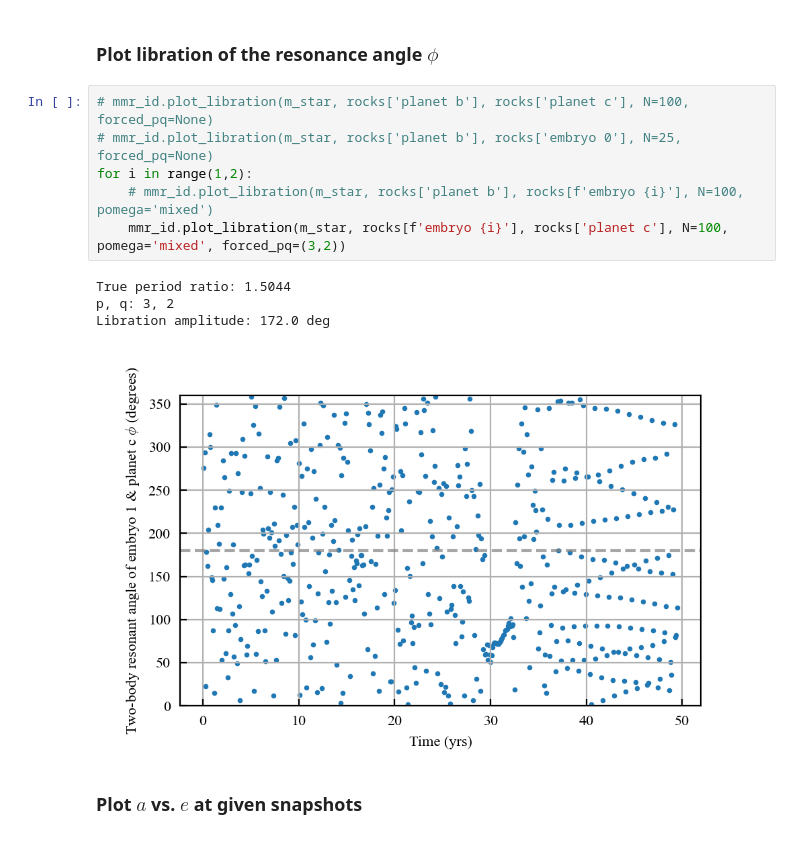
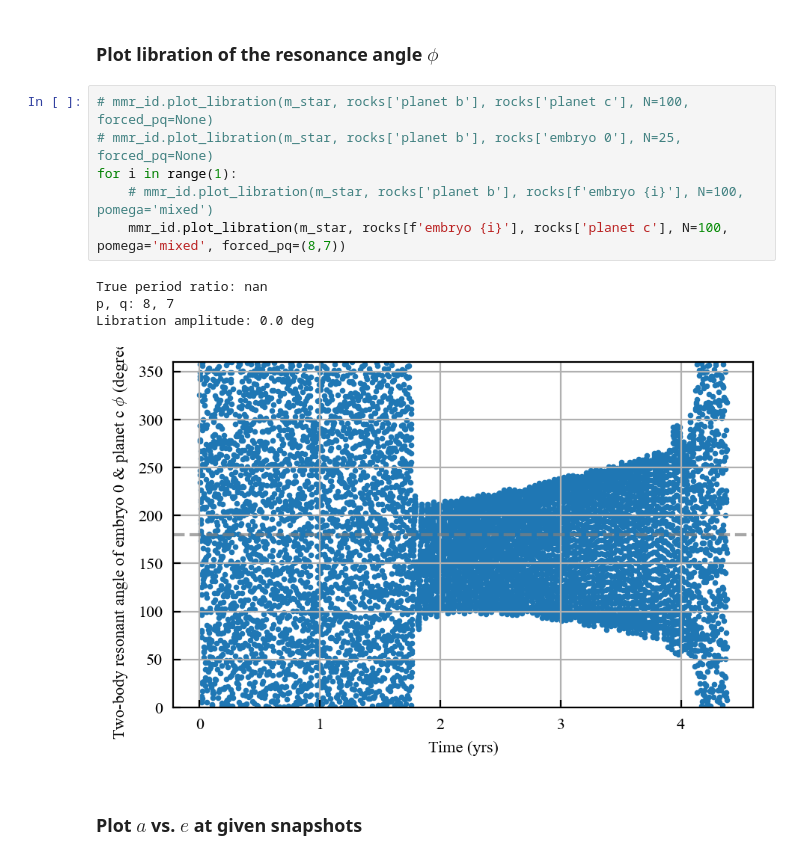
Before and after one commit to dchen10Git/uh-ifa-reu-2026, a Jupyter notebook: analyze_one_sim.ipynb, the cells around one changed output. Cells and saved outputs as stored; diff of their text form.

```diff
--- a/analyze_one_sim.ipynb
+++ b/analyze_one_sim.ipynb
@@ -337,14 +383,14 @@ num_pl: 2, num_em: 6, num_ptsml: 0
 # %%
 # mmr_id.plot_libration(m_star, rocks['planet b'], rocks['planet c'], N=100, forced_pq=None)
 # mmr_id.plot_libration(m_star, rocks['planet b'], rocks['embryo 0'], N=25, forced_pq=None)
-for i in range(1,2):
+for i in range(1):
     # mmr_id.plot_libration(m_star, rocks['planet b'], rocks[f'embryo {i}'], N=100, pomega='mixed')
-    mmr_id.plot_libration(m_star, rocks[f'embryo {i}'], rocks['planet c'], N=100, pomega='mixed', forced_pq=(3,2))
+    mmr_id.plot_libration(m_star, rocks[f'embryo {i}'], rocks['planet c'], N=100, pomega='mixed', forced_pq=(8,7))
 # %% [output]
-True period ratio: 1.5044
-p, q: 3, 2
-Libration amplitude: 172.0 deg
+True period ratio: nan
+p, q: 8, 7
+Libration amplitude: 0.0 deg
-[figure, old version]
+[figure, new version]
 # %% [markdown]
 ### Plot $a$ vs. $e$ at given snapshots
 # %%
```
Also changed, not shown: parts of 2 cells of this notebook, 10 other files.
